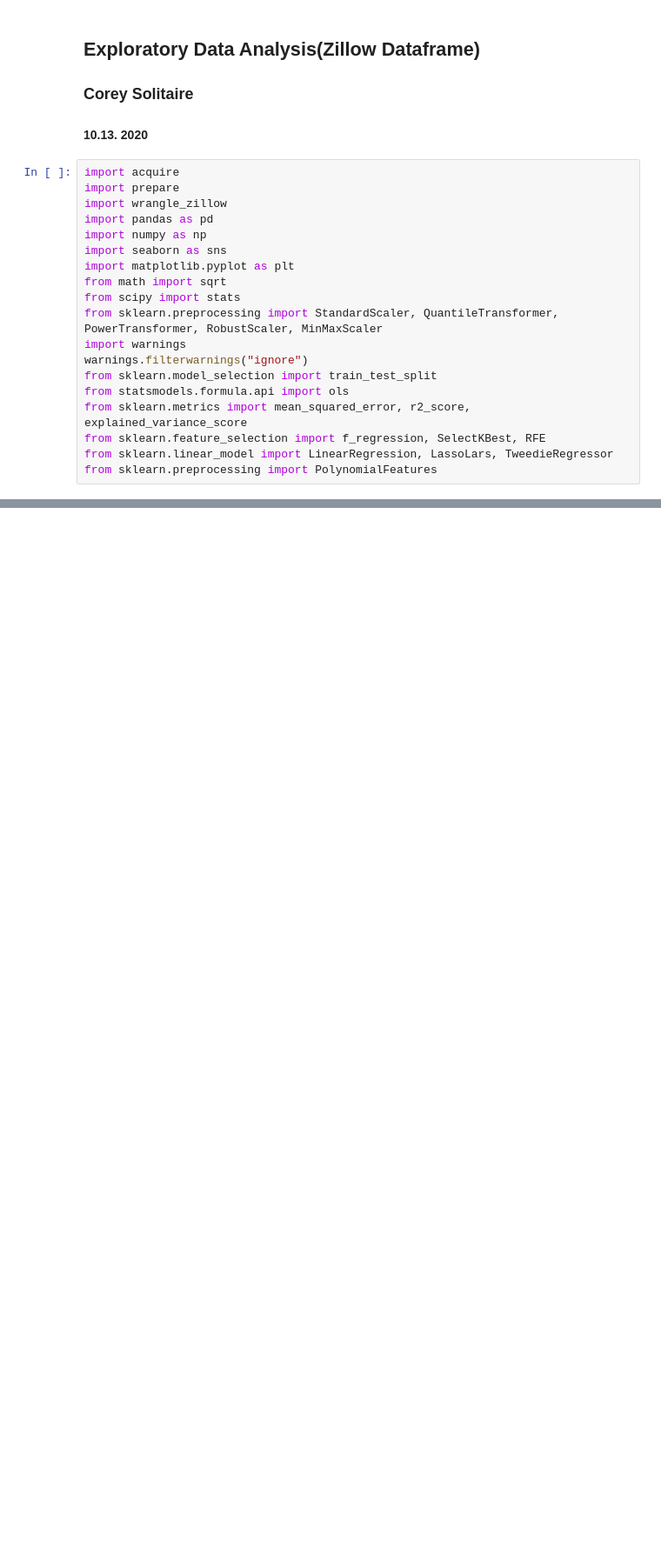
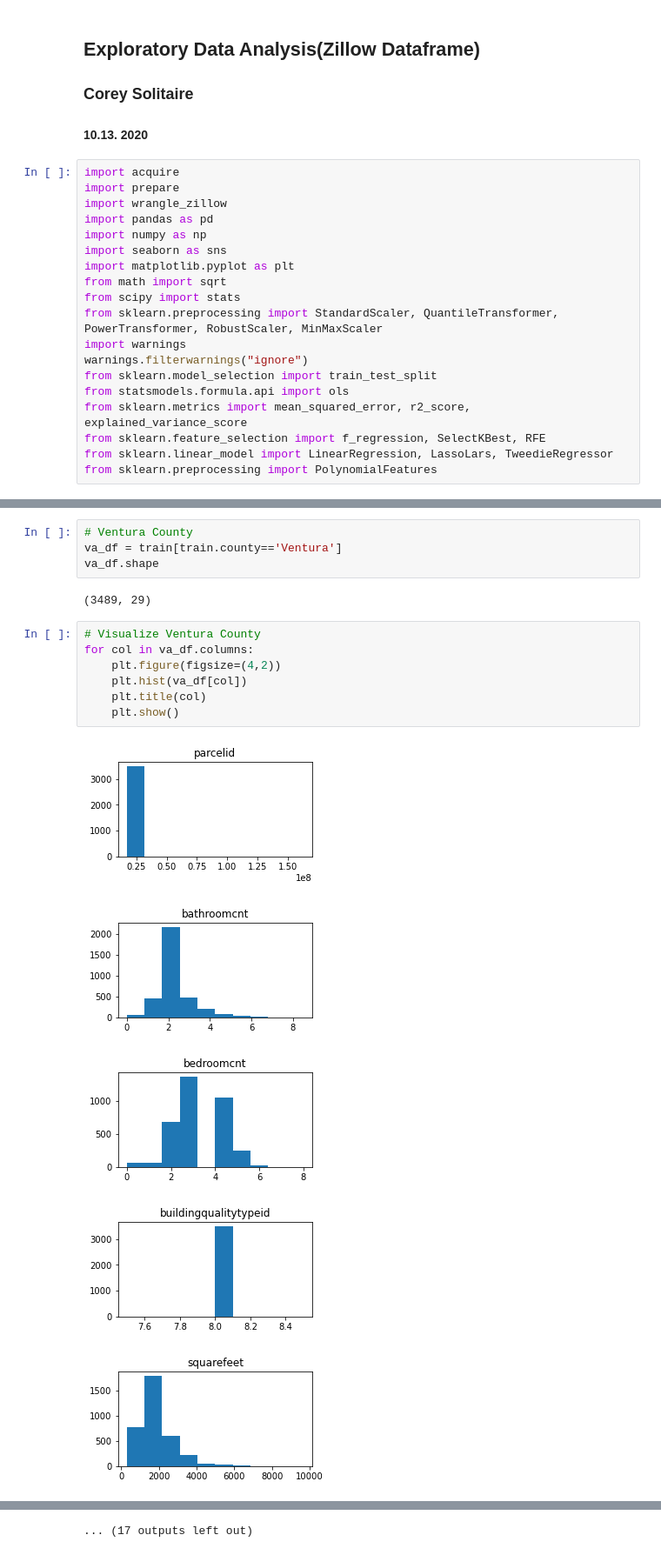
Before and after one commit to CSolitaire/clustering-exercises, a Jupyter notebook: explore_zillow.ipynb, the cells around one changed output, grey strips where cells are left out. Shown at 87% size. Saved outputs shown, nothing was run; the diff lists cells and outputs as text; blank space fills up the shorter version.

```diff
--- a/explore_zillow.ipynb
+++ b/explore_zillow.ipynb
@@ -35,0 +144,19 @@ X_train_explore.head()
+# %%
+# Ventura County
+va_df = train[train.county=='Ventura']
+va_df.shape
+# %% [output]
+(3489, 29)
+# %%
+# Visualize Ventura County
+for col in va_df.columns:
+    plt.figure(figsize=(4,2))
+    plt.hist(va_df[col])
+    plt.title(col)
+    plt.show()
+# %% [output]
+[figure, added]
+[figure, added]
+[figure, added]
+[figure, added]
+[figure, added]
@@ -35,0 +170 @@ X_train_explore.head()
+... (17 outputs left out)
```
Also changed, not shown: parts of 18 cells of this notebook.
